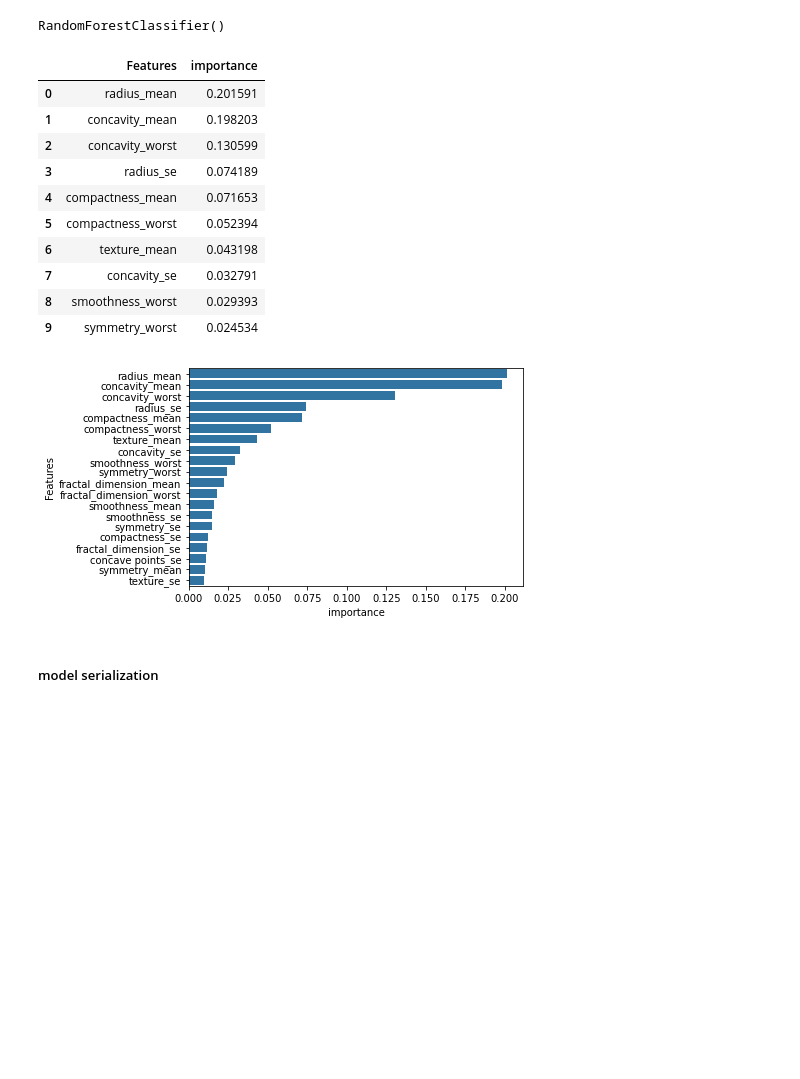
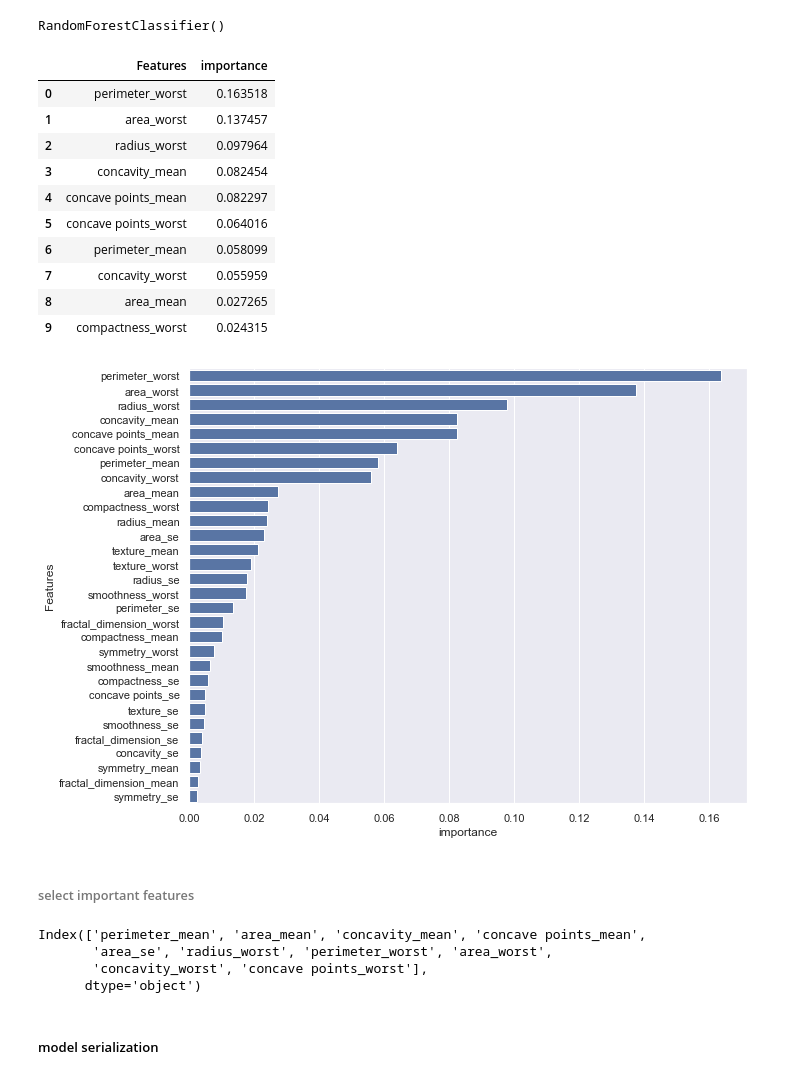
Before and after one commit to skevin-dev/Causal_inference-, a Jupyter notebook: notebooks/feature_scaling&modelling .ipynb, the cells around one changed output. Saved outputs shown, nothing was run; the diff lists cells and outputs as text; code cells hidden in the pictures; blank space fills up the shorter version.

```diff
--- a/notebooks/feature_scaling&modelling .ipynb
+++ b/notebooks/feature_scaling&modelling .ipynb
@@ -6,12 +6,15 @@ warnings.filterwarnings('ignore')
 import pandas as pd
 import numpy as np
 import seaborn as sns
+sns.set()
 import matplotlib.pyplot as plt
 
 
 from sklearn.preprocessing import LabelEncoder,MinMaxScaler,StandardScaler
 from sklearn.model_selection import train_test_split
 from sklearn.metrics import r2_score,mean_squared_error,mean_absolute_error, accuracy_score,classification_report
+from sklearn.feature_selection import SelectFromModel
+
 
 # Classification Models
 
@@ -99,5 +100,5 @@ df_new = df.drop(high_cols,axis=1)
 # %% [markdown]
 ##### split target variable and independent variables
 # %%
-X = df_new.iloc[:,2:]
-y = df_new[['diagnosis']]
+X = df.iloc[:,2:]
+y = df[['diagnosis']]
@@ -164,20 +165,34 @@ df_ = df_features.reset_index().rename(columns={'index':'Features',0:'importance
 df_.head(10)
 # %% [output]
 |  | Features | importance |
-| 0 | radius_mean | 0.201591 |
-| 1 | concavity_mean | 0.198203 |
-| 2 | concavity_worst | 0.130599 |
-| 3 | radius_se | 0.074189 |
-| 4 | compactness_mean | 0.071653 |
-| 5 | compactness_worst | 0.052394 |
-| 6 | texture_mean | 0.043198 |
-| 7 | concavity_se | 0.032791 |
-| 8 | smoothness_worst | 0.029393 |
-| 9 | symmetry_worst | 0.024534 |
+| 0 | perimeter_worst | 0.163518 |
+| 1 | area_worst | 0.137457 |
+| 2 | radius_worst | 0.097964 |
+| 3 | concavity_mean | 0.082454 |
+| 4 | concave points_mean | 0.082297 |
+| 5 | concave points_worst | 0.064016 |
+| 6 | perimeter_mean | 0.058099 |
+| 7 | concavity_worst | 0.055959 |
+| 8 | area_mean | 0.027265 |
+| 9 | compactness_worst | 0.024315 |
 # %%
+plt.figure(figsize=(10,8))
 sns.barplot(x="importance", y="Features", data=df_,color=sns.color_palette()[0]);
 # %% [output]
-[figure, old version]
+[figure, new version]
+# %% [markdown]
+###### select important features
+# %%
+selected = SelectFromModel(RandomForestClassifier(n_estimators = 100))
+selected.fit(X_train, y_train)
+selected.get_support()
+selected_features= X.columns[(selected.get_support())]
+selected_features
+# %% [output]
+Index(['perimeter_mean', 'area_mean', 'concavity_mean', 'concave points_mean',
+       'area_se', 'radius_worst', 'perimeter_worst', 'area_worst',
+       'concavity_worst', 'concave points_worst'],
+      dtype='object')
 # %% [markdown]
 ##### model serialization
 # %%
```
Also changed, not shown: parts of 20 cells of this notebook, 17 other files.
